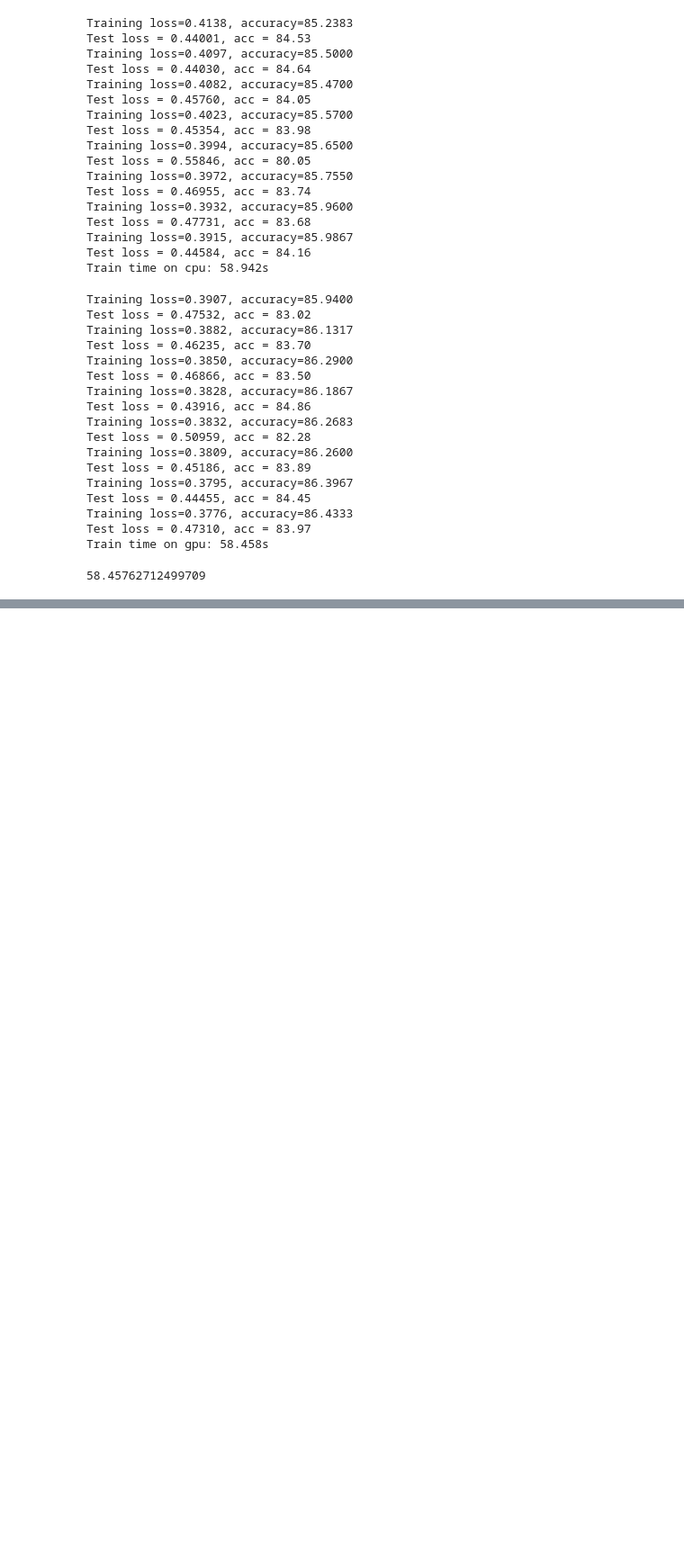
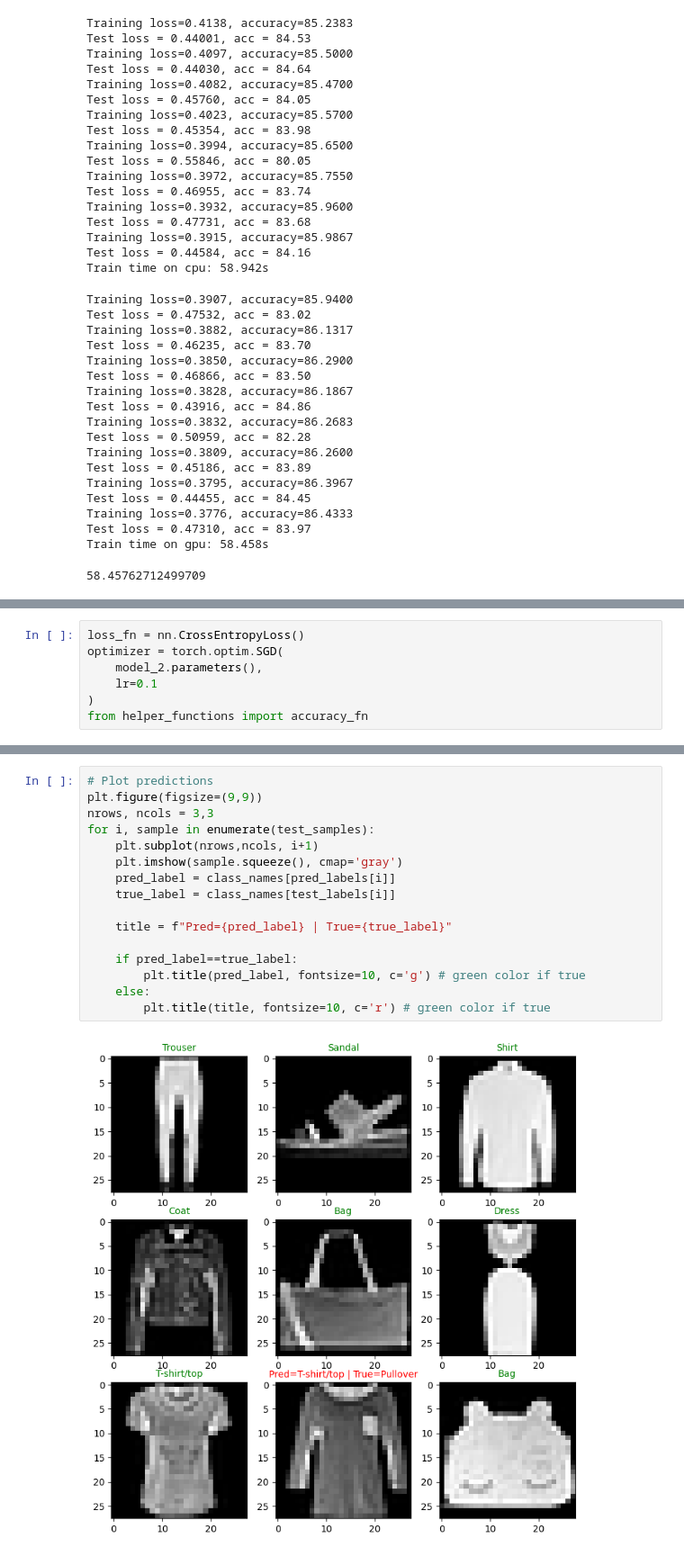
Before and after one commit to johnwee1/machine-learning, a Jupyter notebook: torchvision_cnn.ipynb, the cells around one changed output, grey strips where cells are left out. Shown at 90% size. Saved outputs shown, nothing was run; the diff lists cells and outputs as text; blank space fills up the shorter version.

```diff
--- a/torchvision_cnn.ipynb
+++ b/torchvision_cnn.ipynb
@@ -532,0 +699,7 @@ Train time on gpu: 58.458s
+# %%
+loss_fn = nn.CrossEntropyLoss()
+optimizer = torch.optim.SGD(
+    model_2.parameters(),
+    lr=0.1
+)
+from helper_functions import accuracy_fn
@@ -532,0 +810,18 @@ Train time on gpu: 58.458s
+# %%
+# Plot predictions
+plt.figure(figsize=(9,9))
+nrows, ncols = 3,3
+for i, sample in enumerate(test_samples):
+    plt.subplot(nrows,ncols, i+1)
+    plt.imshow(sample.squeeze(), cmap='gray')
+    pred_label = class_names[pred_labels[i]]
+    true_label = class_names[test_labels[i]]
+
+    title = f"Pred={pred_label} | True={true_label}"
+
+    if pred_label==true_label:
+        plt.title(pred_label, fontsize=10, c='g') # green color if true
+    else:
+        plt.title(title, fontsize=10, c='r') # green color if true
+# %% [output]
+[figure, added]
```
Also changed, not shown: parts of 28 cells of this notebook, 1 other file.
